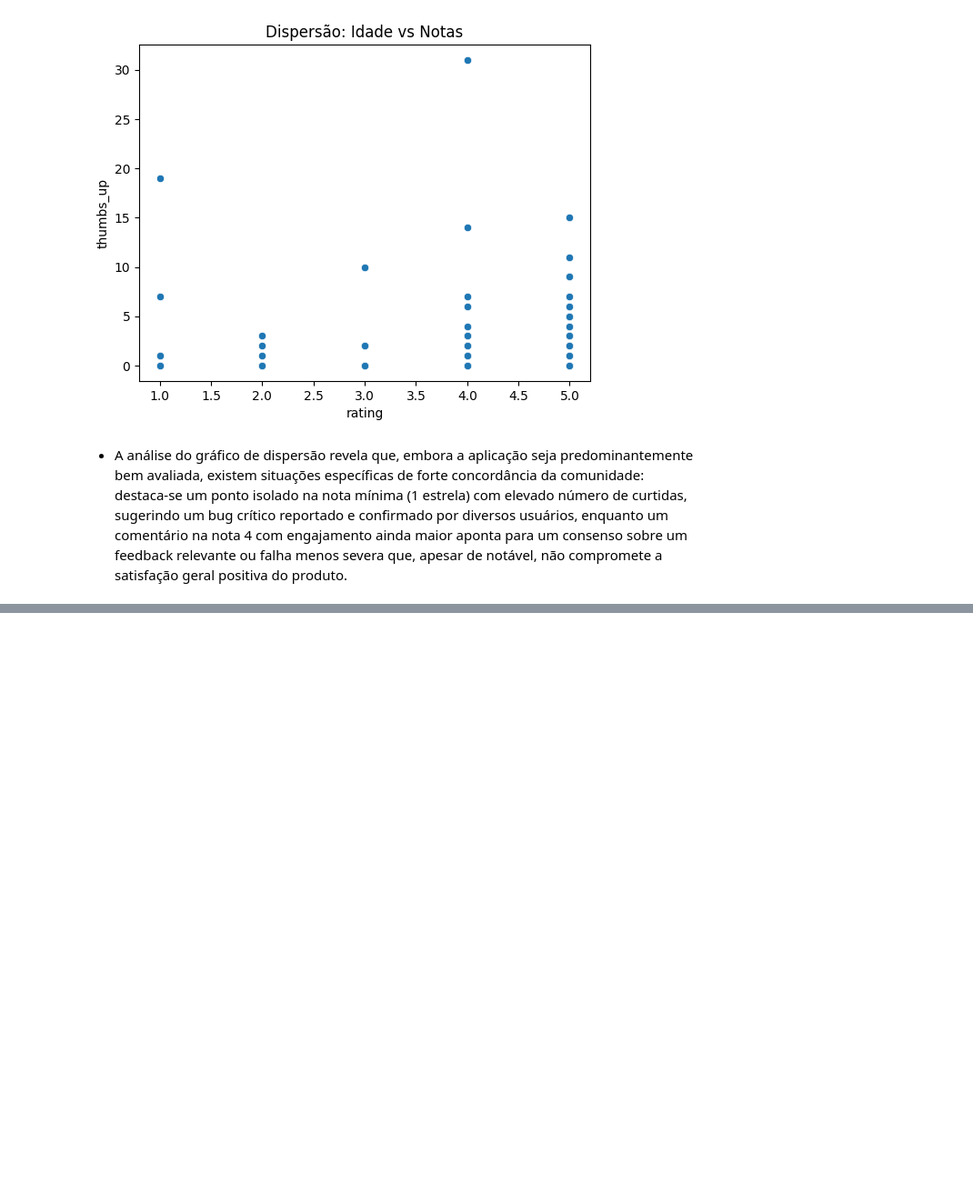
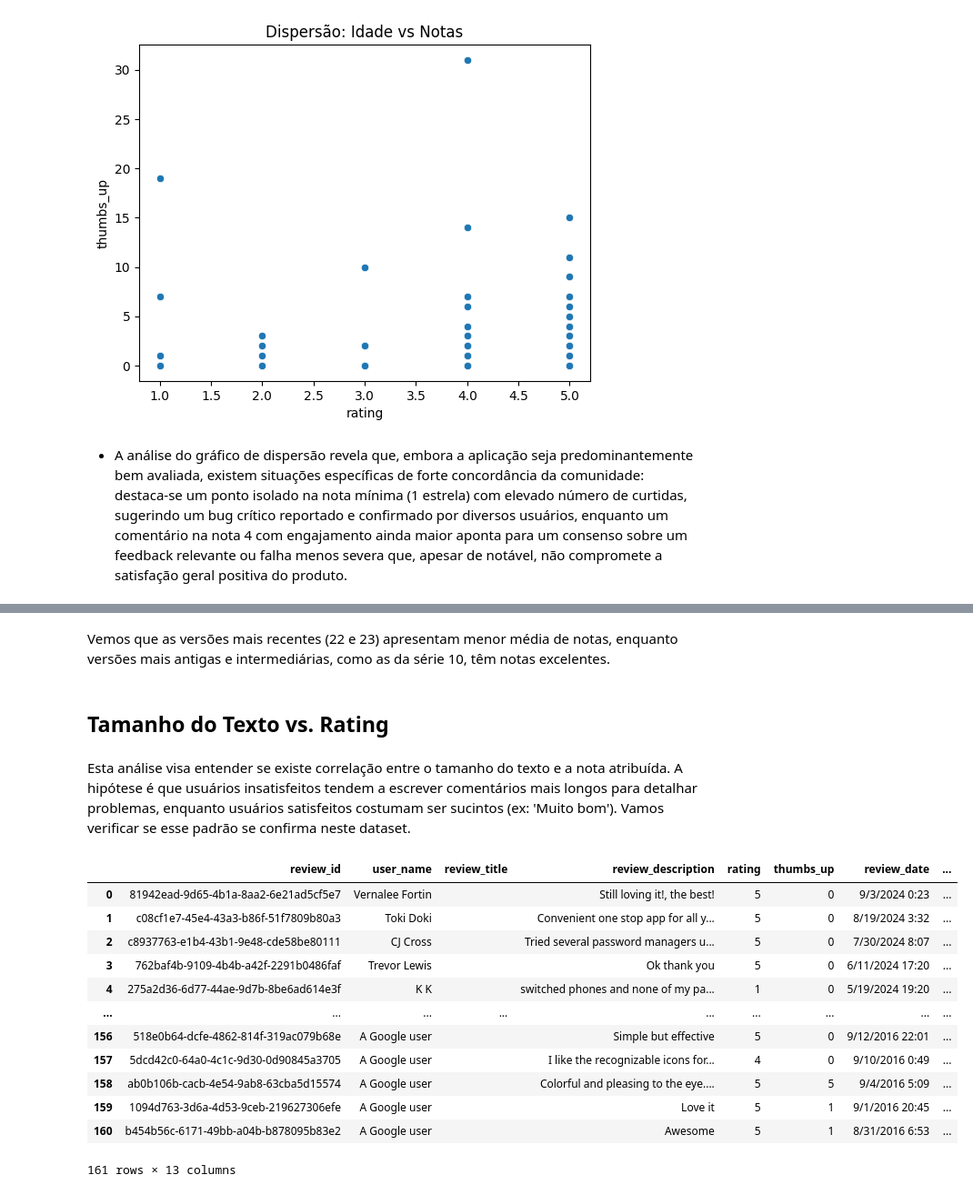
Before and after one commit to JonasSouza871/kaggle_DataScience_showcase, a Jupyter notebook: 04_google_play_reviews_transformer_analysis/notebooks/04_google_play_reviews_transformer_analysis.ipynb, the cells around one changed output, grey strips where cells are left out. Shown at 91% size. Drawn from its saved outputs; the diff is of its cells as text; code cells hidden in the pictures; blank space fills up the shorter version.

```diff
--- a/04_google_play_reviews_transformer_analysis/notebooks/04_google_play_reviews_transformer_analysis.ipynb
+++ b/04_google_play_reviews_transformer_analysis/notebooks/04_google_play_reviews_transformer_analysis.ipynb
@@ -187,0 +213,24 @@ Text(0.5, 1.0, 'Dispersão: Idade vs Notas')
+# %% [markdown]
+Vemos que as versões mais recentes (22 e 23) apresentam menor média de notas, enquanto versões mais antigas e intermediárias, como as da série 10, têm notas excelentes.
+# %% [markdown]
+## Tamanho do Texto vs. Rating
+# %% [markdown]
+Esta análise visa entender se existe correlação entre o tamanho do texto e a nota atribuída. A hipótese é que usuários insatisfeitos tendem a escrever comentários mais longos para detalhar problemas, enquanto usuários satisfeitos costumam ser sucintos (ex: 'Muito bom'). Vamos verificar se esse padrão se confirma neste dataset.
+# %%
+df['tamanho_texto'] = df['review_description'].astype(str).apply(len) #verifica ot tamanho
+#astype(str) serve apenas para prteger se houver algum cmapo vazio ou que nao seja reconhecido como texto seja convertido
+df
+# %% [output]
+|  | review_id | user_name | review_title | review_description | rating | thumbs_up | review_date | ... |
+| 0 | 81942ead-9d65-4b1a-8aa2-6e21ad5cf5e7 | Vernalee Fortin |  | Still loving it!, the best! | 5 | 0 | 9/3/2024 0:23 | ... |
+| 1 | c08cf1e7-45e4-43a3-b86f-51f7809b80a3 | Toki Doki |  | Convenient one stop app for all y... | 5 | 0 | 8/19/2024 3:32 | ... |
+| 2 | c8937763-e1b4-43b1-9e48-cde58be80111 | CJ Cross |  | Tried several password managers u... | 5 | 0 | 7/30/2024 8:07 | ... |
+| 3 | 762baf4b-9109-4b4b-a42f-2291b0486faf | Trevor Lewis |  | Ok thank you | 5 | 0 | 6/11/2024 17:20 | ... |
+| 4 | 275a2d36-6d77-44ae-9d7b-8be6ad614e3f | K K |  | switched phones and none of my pa... | 1 | 0 | 5/19/2024 19:20 | ... |
+| ... | ... | ... | ... | ... | ... | ... | ... | ... |
+| 156 | 518e0b64-dcfe-4862-814f-319ac079b68e | A Google user |  | Simple but effective | 5 | 0 | 9/12/2016 22:01 | ... |
+| 157 | 5dcd42c0-64a0-4c1c-9d30-0d90845a3705 | A Google user |  | I like the recognizable icons for... | 4 | 0 | 9/10/2016 0:49 | ... |
+| 158 | ab0b106b-cacb-4e54-9ab8-63cba5d15574 | A Google user |  | Colorful and pleasing to the eye.... | 5 | 5 | 9/4/2016 5:09 | ... |
+| 159 | 1094d763-3d6a-4d53-9ceb-219627306efe | A Google user |  | Love it | 5 | 1 | 9/1/2016 20:45 | ... |
+| 160 | b454b56c-6171-49bb-a04b-b878095b83e2 | A Google user |  | Awesome | 5 | 1 | 8/31/2016 6:53 | ... |
+161 rows × 13 columns
```
Also changed, not shown: parts of 10 cells of this notebook.
